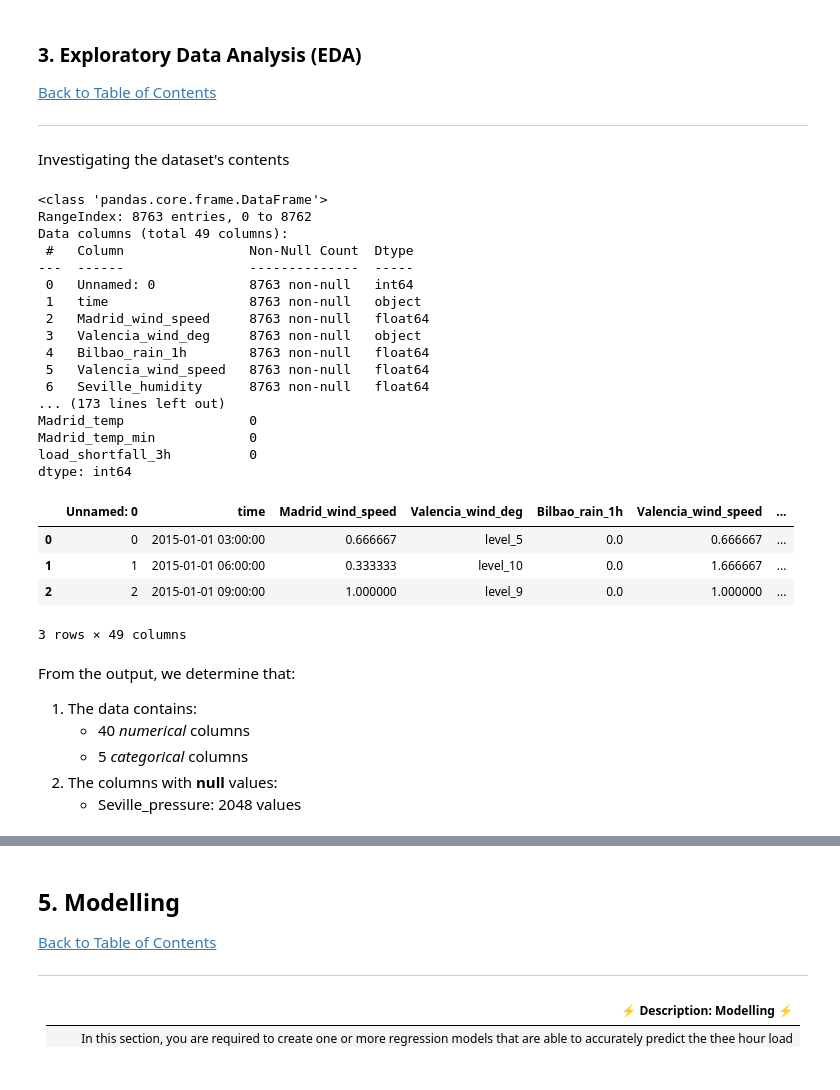
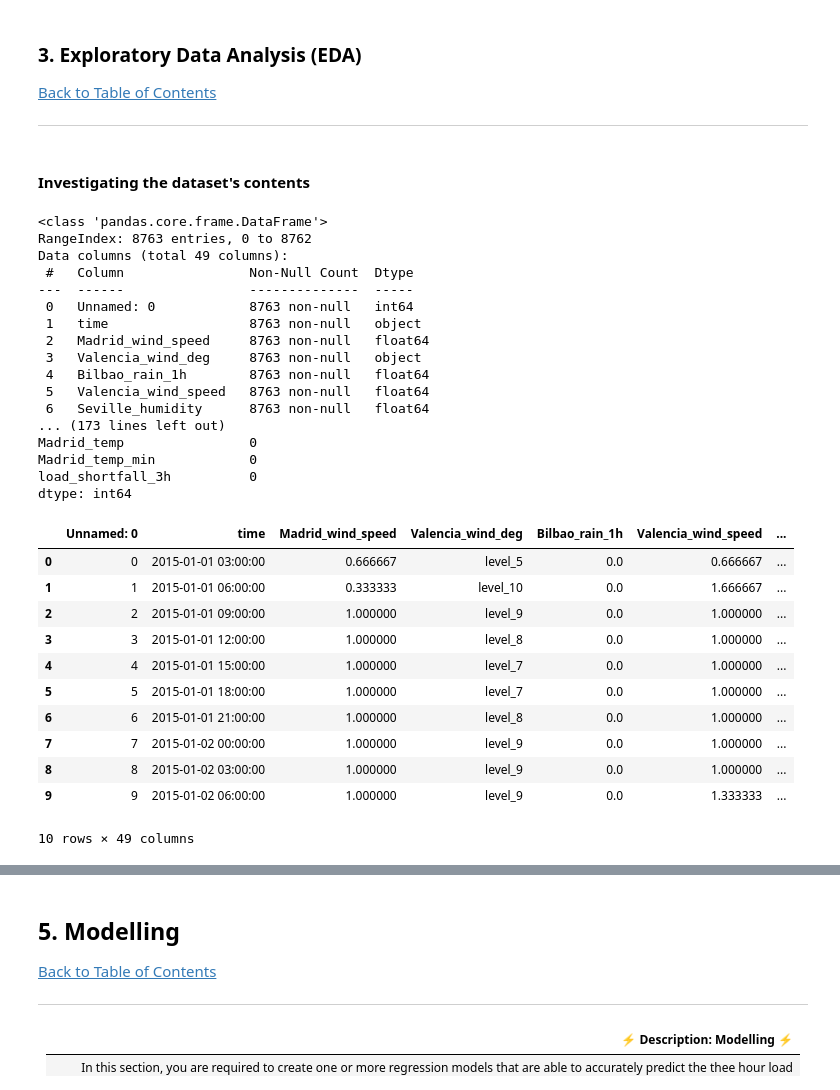
Before and after one commit to KenCBonyo/2110ACDS_ND5, a Jupyter notebook: 2110ACDS_ND5_v0.3.ipynb, the cells around one changed output, grey strips where cells are left out. Drawn from its saved outputs; the diff is of its cells as text; code cells hidden in the pictures.

```diff
--- a/2110ACDS_ND5_v0.3.ipynb
+++ b/2110ACDS_ND5_v0.3.ipynb
@@ -125,40 +131,40 @@ train_df = pd.read_csv('utils/data/df_train.csv')
 
 ---
 # %% [markdown]
-Investigating the dataset's contents
+#### Investigating the dataset's contents
 # %%
     print('Dataset Info: \n {}'.format(train_df.info()))
     print('Dataset Statistical Summary: \n {}'.format(train_df.describe))
     print('Dataset Null Values: \n {}'.format(train_df.isna().sum()))
 
-    train_df.head(3)
+    train_df.head(10)
 # %% [output]
 <class 'pandas.core.frame.DataFrame'>
 RangeIndex: 8763 entries, 0 to 8762
 Data columns (total 49 columns):
  #   Column                Non-Null Count  Dtype
 ---  ------                --------------  -----
  0   Unnamed: 0            8763 non-null   int64
  1   time                  8763 non-null   object
  2   Madrid_wind_speed     8763 non-null   float64
  3   Valencia_wind_deg     8763 non-null   object
  4   Bilbao_rain_1h        8763 non-null   float64
  5   Valencia_wind_speed   8763 non-null   float64
  6   Seville_humidity      8763 non-null   float64
 ... (173 lines left out)
 Madrid_temp                0
 Madrid_temp_min            0
 load_shortfall_3h          0
 dtype: int64
 |  | Unnamed: 0 | time | Madrid_wind_speed | Valencia_wind_deg | Bilbao_rain_1h | Valencia_wind_speed | ... |
 | 0 | 0 | 2015-01-01 03:00:00 | 0.666667 | level_5 | 0.0 | 0.666667 | ... |
 | 1 | 1 | 2015-01-01 06:00:00 | 0.333333 | level_10 | 0.0 | 1.666667 | ... |
 | 2 | 2 | 2015-01-01 09:00:00 | 1.000000 | level_9 | 0.0 | 1.000000 | ... |
+| 3 | 3 | 2015-01-01 12:00:00 | 1.000000 | level_8 | 0.0 | 1.000000 | ... |
+| 4 | 4 | 2015-01-01 15:00:00 | 1.000000 | level_7 | 0.0 | 1.000000 | ... |
+| 5 | 5 | 2015-01-01 18:00:00 | 1.000000 | level_7 | 0.0 | 1.000000 | ... |
+| 6 | 6 | 2015-01-01 21:00:00 | 1.000000 | level_8 | 0.0 | 1.000000 | ... |
+| 7 | 7 | 2015-01-02 00:00:00 | 1.000000 | level_9 | 0.0 | 1.000000 | ... |
+| 8 | 8 | 2015-01-02 03:00:00 | 1.000000 | level_9 | 0.0 | 1.000000 | ... |
+| 9 | 9 | 2015-01-02 06:00:00 | 1.000000 | level_9 | 0.0 | 1.333333 | ... |
-3 rows × 49 columns
+10 rows × 49 columns
-# %% [markdown]
-From the output, we determine that:
-1. The data contains:
-    - 40 *numerical* columns
-    - 5 *categorical* columns
-2. The columns with **null** values:
-    - Seville_pressure: 2048 values
```
Also changed, not shown: parts of 43 cells of this notebook, 2 other files.
